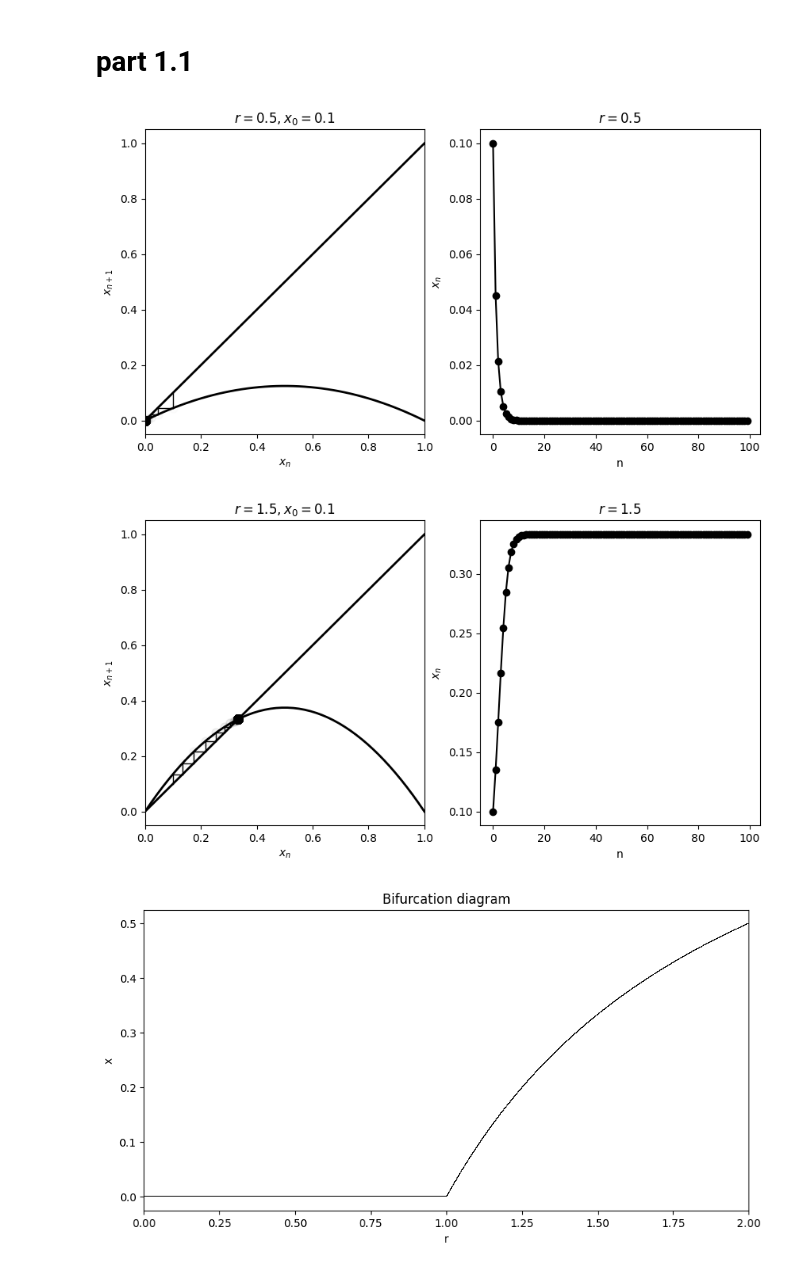
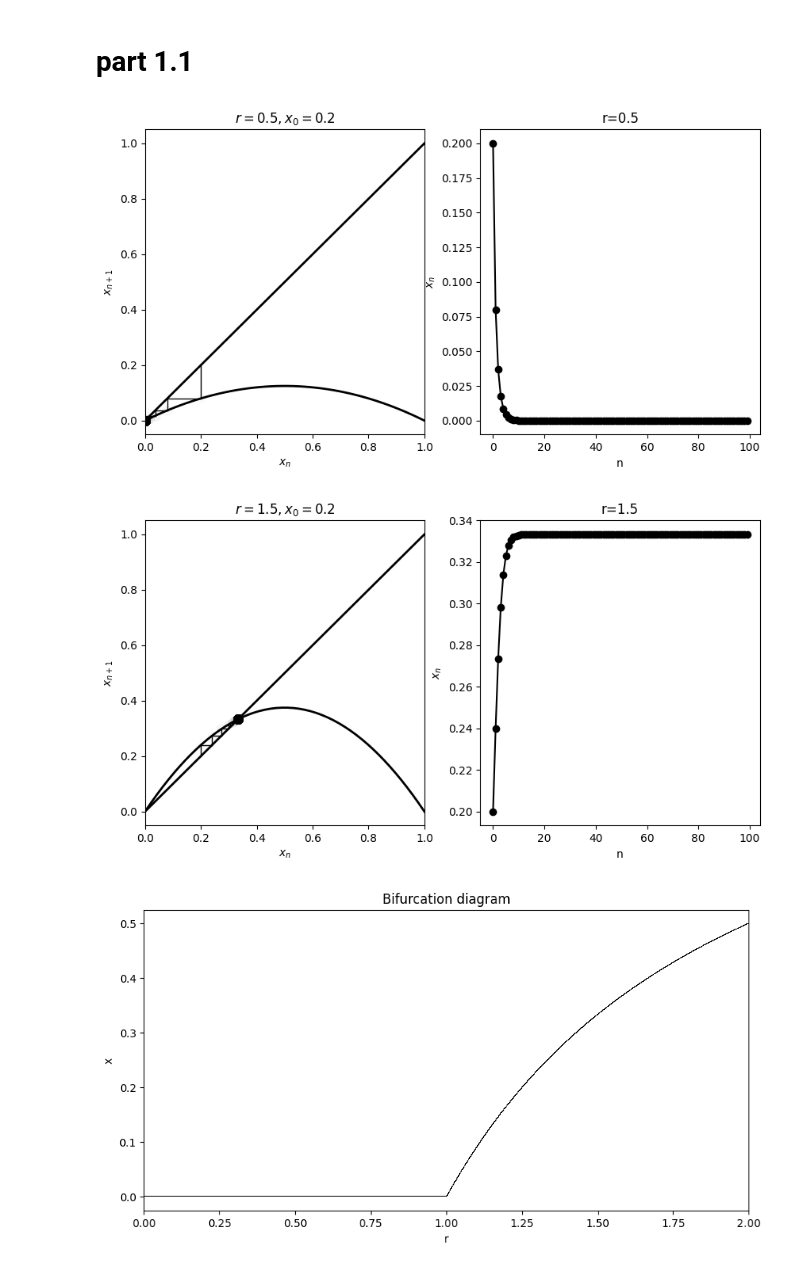
Before and after one commit to Erfan-Mashayekh/MLCMS, a Jupyter notebook: Exercise 4/task 4/task4.ipynb, the cells around one changed output. Cells and saved outputs as stored; diff of their text form; code cells hidden in the pictures.

```diff
--- a/Exercise 4/task 4/task4.ipynb
+++ b/Exercise 4/task 4/task4.ipynb
@@ -16,10 +8,10 @@ Text(0.5, 1.0, '$r=2.0, x_0=0$')
 # %% [markdown]
 # part 1.1
 # %%
-plot_logistic_map(.5, .1)
+plot_logistic_map(.5, .2)
 # plot_logistic_map(.5, .6)
-plot_logistic_map(1.5, .1)
+plot_logistic_map(1.5, .2)
 # %% [output]
-[figure, old version]
+[figure, new version]
-[figure, old version]
+[figure, new version]
 # %%
```
Also changed, not shown: parts of 8 cells of this notebook, 1 other file.
